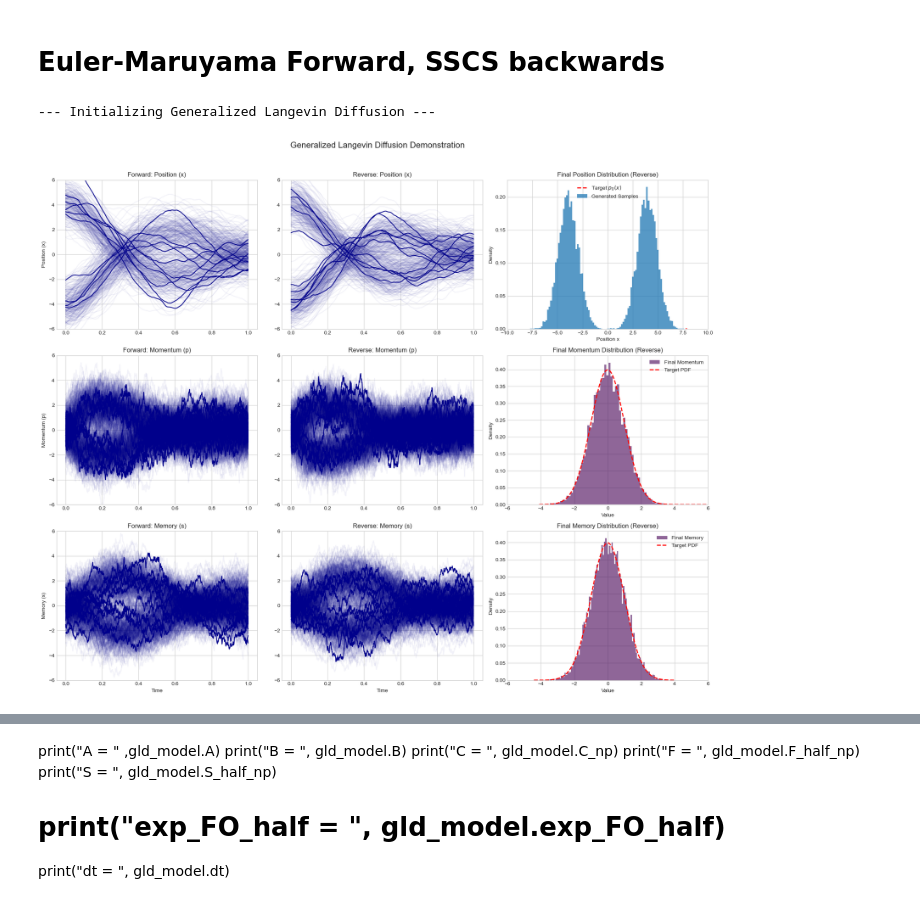
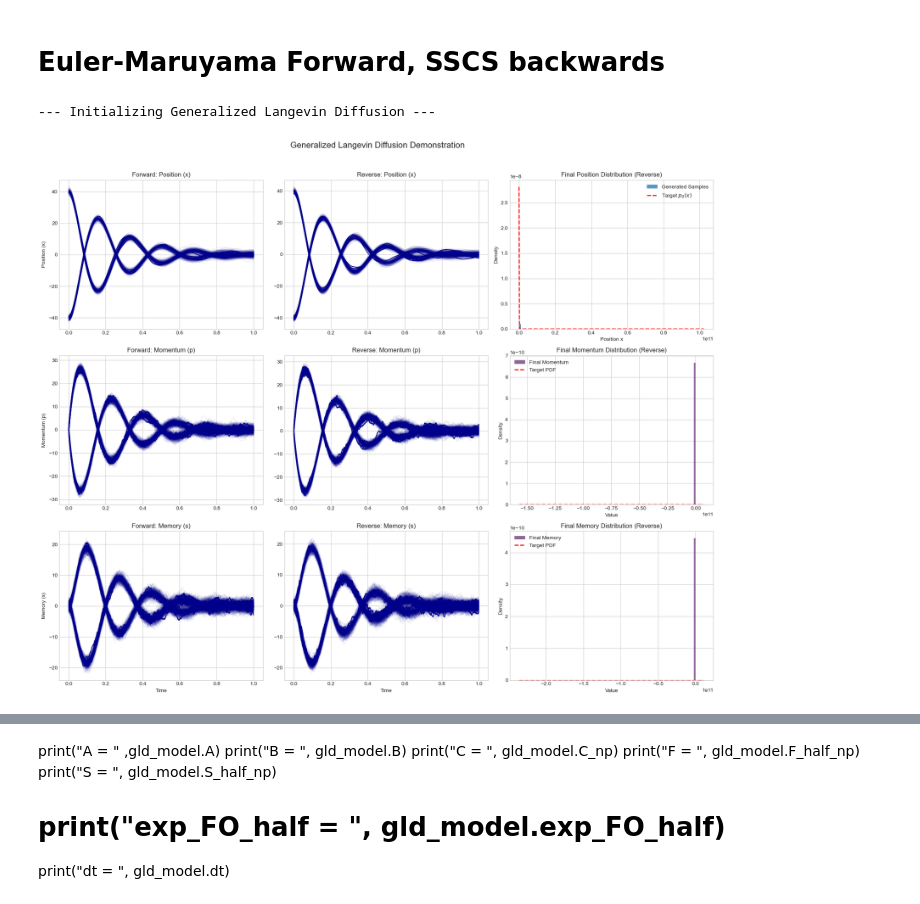
Before and after one commit to rajit906/GeneralizedLangevinDiffusion, a Jupyter notebook: gld/gmm/demo.ipynb, the cells around one changed output, grey strips where cells are left out. Cells and saved outputs as stored; diff of their text form; code cells hidden in the pictures.

```diff
--- a/gld/gmm/demo.ipynb
+++ b/gld/gmm/demo.ipynb
@@ -3,25 +3,21 @@
 # %%
 import torch
 import math
 from diffusion.cld import CriticallyDampedLangevin
 from diffusion.gld import GeneralizedLangevinDiffusion
 DEVICE = torch.device("cpu")
 
 GMM_PARAMS = {
     'weights': [0.5, 0.5],
-    'means': [-4., 4.],
+    'means': [-40., 40.],
     'stds': [1., 1.]
 }
-  # gamma = 1.0
 n_plot, n_hist = 500, 10000
-gld_model = GeneralizedLangevinDiffusion(GMM_PARAMS, inttype= 'sscs2', gamma=math.sqrt(2.0), lambda_val=1.0, c_val=0.9, M=1.0, n_steps=1000)
+gld_model = GeneralizedLangevinDiffusion(GMM_PARAMS, inttype= 'sscs2', gamma=1., lambda_val=1., c_val=0.9, M=1., n_steps=1000)
 reverse_sde_paths = gld_model.run_demonstration(n_plot, n_hist)
-
-# cld_model = CriticallyDampedLangevin(GMM_PARAMS)
-# cld_model.run_demonstration(n_plot, n_hist)
 # %% [output]
 --- Initializing Generalized Langevin Diffusion ---
-[figure, old version]
+[figure, new version]
 # %%
 import torch
 import numpy as np
```
Also changed, not shown: parts of 1 cell of this notebook, 2 other files.
